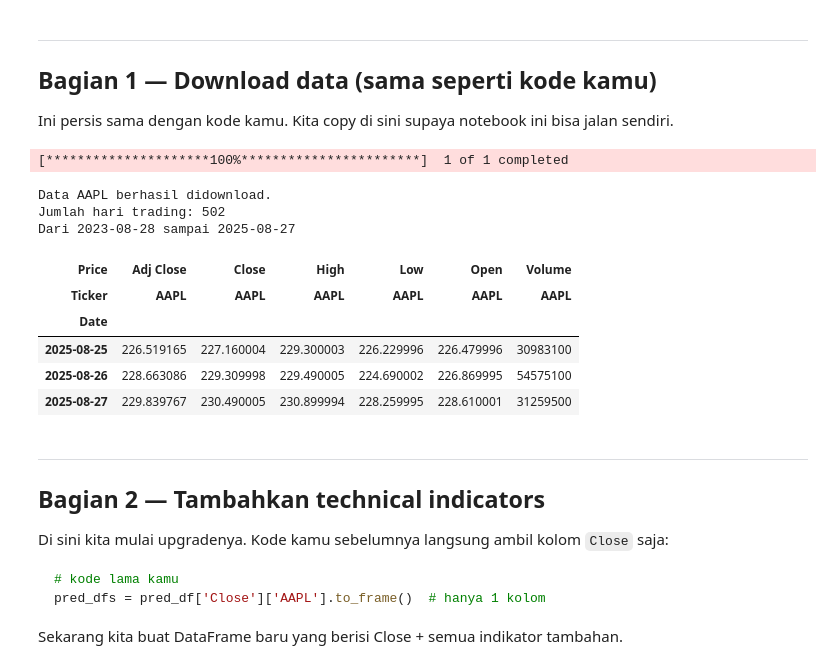
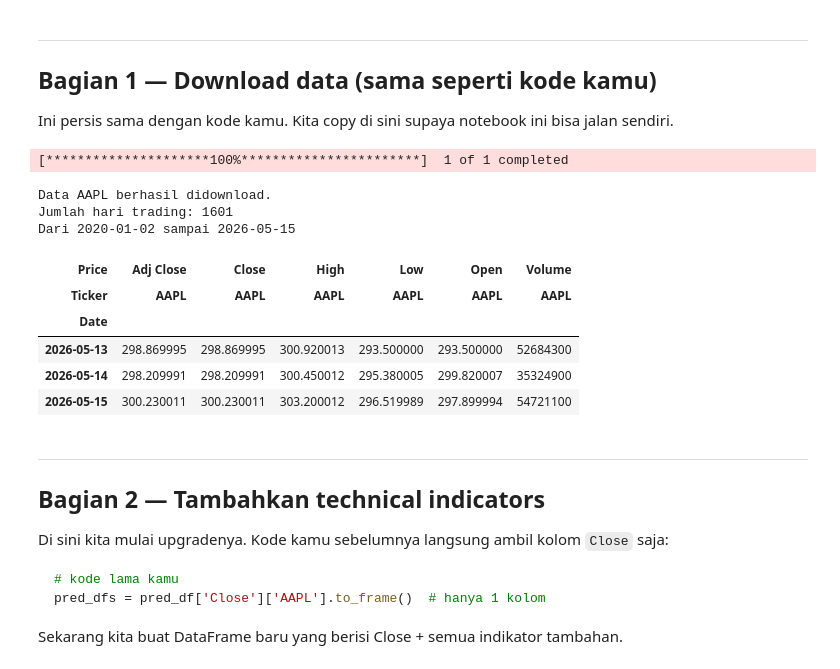
Before and after one commit to AngeloDusu/stock-prediction-project, a Jupyter notebook: notebooks/phase1a_upgrade_revised.ipynb, the cells around one changed output. Cells and saved outputs as stored; diff of their text form; code cells hidden in the pictures.

```diff
--- a/notebooks/phase1a_upgrade_revised.ipynb
+++ b/notebooks/phase1a_upgrade_revised.ipynb
@@ -42,40 +42,43 @@ from datetime import datetime
 import os
 import matplotlib.pyplot as plt
 import seaborn as sns
 import ta  # pip install ta — support Python 3.10
 import yfinance as yf
 from sklearn.preprocessing import MinMaxScaler
 from sklearn.metrics import mean_squared_error, mean_absolute_percentage_error
 from tensorflow.keras.models import Sequential
 from tensorflow.keras.layers import Dense, LSTM, Dropout
 from tensorflow.keras.callbacks import EarlyStopping
 
 sns.set_style('whitegrid')
 plt.style.use("fivethirtyeight")
 %matplotlib inline
 
 # --- Sama persis dengan kode kamu ---
-start = datetime(2023, 8, 28)
-end   = datetime(2025, 8, 28)
+# start = datetime(2020, 8, 28)
+# end   = datetime(2025, 8, 28)
+# bikin jadi data dari 2020 sampai today date
+start = datetime(2020, 1, 1)
+end   = datetime.today()
 
 # Download data AAPL (persis seperti pred_df kamu)
 pred_df = yf.download('AAPL', start, end=end, auto_adjust=False)
 
 print(f'Data AAPL berhasil didownload.')
 print(f'Jumlah hari trading: {len(pred_df)}')
 print(f'Dari {pred_df.index[0].date()} sampai {pred_df.index[-1].date()}')
 pred_df.tail(3)
 # %% [output]
 [*********************100%***********************]  1 of 1 completed
 Data AAPL berhasil didownload.
-Jumlah hari trading: 502
-Dari 2023-08-28 sampai 2025-08-27
+Jumlah hari trading: 1601
+Dari 2020-01-02 sampai 2026-05-15
 | Price | Adj Close | Close | High | Low | Open | Volume |
 | Ticker | AAPL | AAPL | AAPL | AAPL | AAPL | AAPL |
 | Date |  |  |  |  |  |  |
-| 2025-08-25 | 226.519165 | 227.160004 | 229.300003 | 226.229996 | 226.479996 | 30983100 |
-| 2025-08-26 | 228.663086 | 229.309998 | 229.490005 | 224.690002 | 226.869995 | 54575100 |
-| 2025-08-27 | 229.839767 | 230.490005 | 230.899994 | 228.259995 | 228.610001 | 31259500 |
+| 2026-05-13 | 298.869995 | 298.869995 | 300.920013 | 293.500000 | 293.500000 | 52684300 |
+| 2026-05-14 | 298.209991 | 298.209991 | 300.450012 | 295.380005 | 299.820007 | 35324900 |
+| 2026-05-15 | 300.230011 | 300.230011 | 303.200012 | 296.519989 | 297.899994 | 54721100 |
 # %% [markdown]
 ---
 ## Bagian 2 — Tambahkan technical indicators
```
Also changed, not shown: parts of 11 cells of this notebook, 3 other files.
